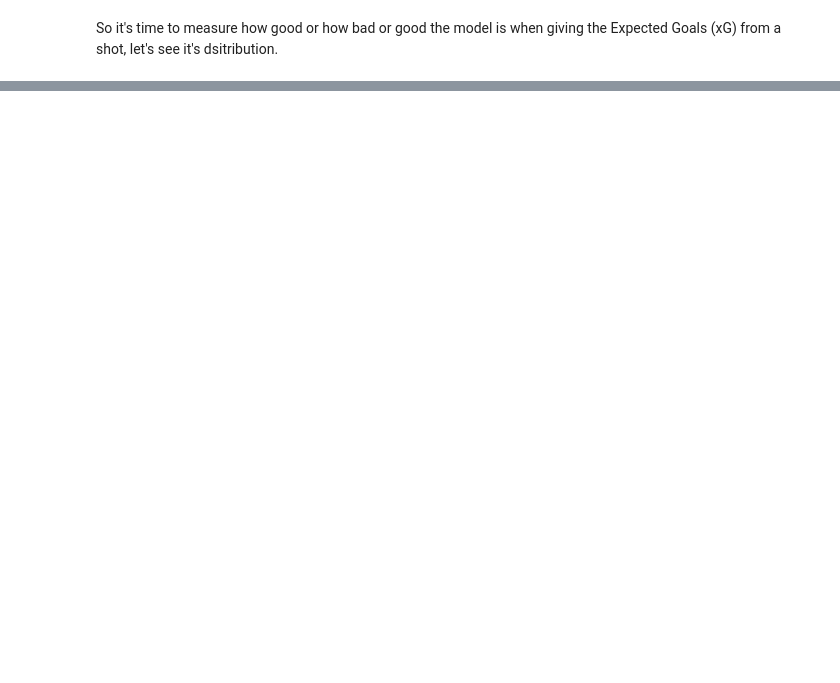
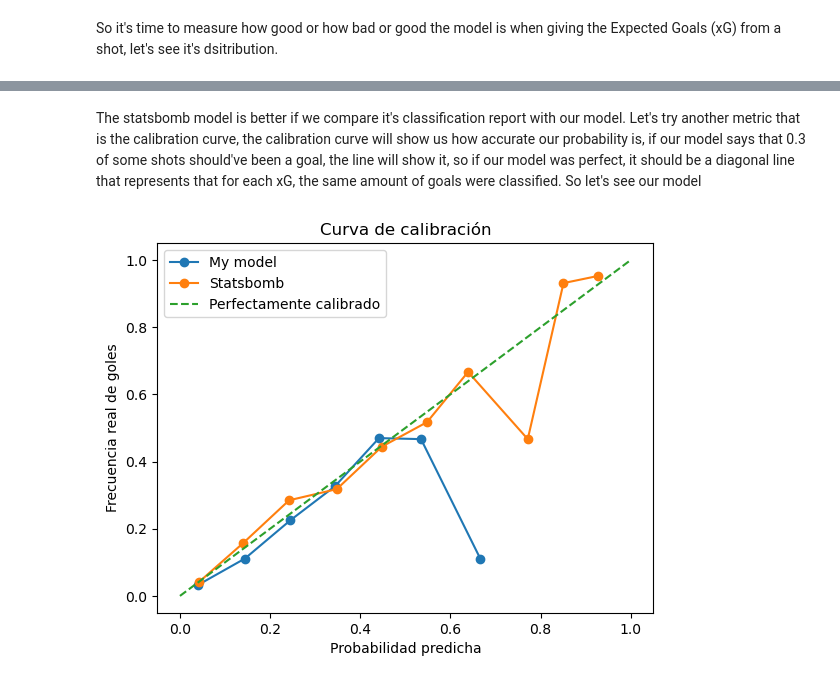
Before and after one commit to juanfortunof/xG-model, a Jupyter notebook: xG.ipynb, the cells around one changed output, grey strips where cells are left out. Cells and saved outputs as stored; diff of their text form; code cells hidden in the pictures; blank space fills up the shorter version.

```diff
--- a/xG.ipynb
+++ b/xG.ipynb
@@ -628,0 +581,19 @@ Name: count, dtype: int64
+# %% [markdown]
+The statsbomb model is better if we compare it's classification report with our model. Let's try another metric that is the calibration curve, the calibration curve will show us how accurate our probability is, if our model says that 0.3 of some shots should've been a goal, the line will show it, so if our model was perfect, it should be a diagonal line that represents that for each xG, the same amount of goals were classified. So let's see our model
+# %%
+from sklearn.calibration import calibration_curve
+import matplotlib.pyplot as plt
+
+prob_true, prob_pred = calibration_curve(y_val1['shot_outcome'], y_val1['pred'], n_bins=10)
+prob_true2, prob_sb = calibration_curve(y_val1['shot_outcome'], y_val1['shot_statsbomb_xg'], n_bins=10)
+
+plt.plot(prob_pred, prob_true, marker='o', label='My model')
+plt.plot(prob_sb, prob_true2, marker='o', label='Statsbomb')
+plt.plot([0, 1], [0, 1], linestyle='--', label='Perfectamente calibrado')
+plt.xlabel('Probabilidad predicha')
+plt.ylabel('Frecuencia real de goles')
+plt.legend()
+plt.title('Curva de calibración')
+plt.show()
+# %% [output]
+[figure, added]
```
Also changed, not shown: parts of 33 cells of this notebook.
